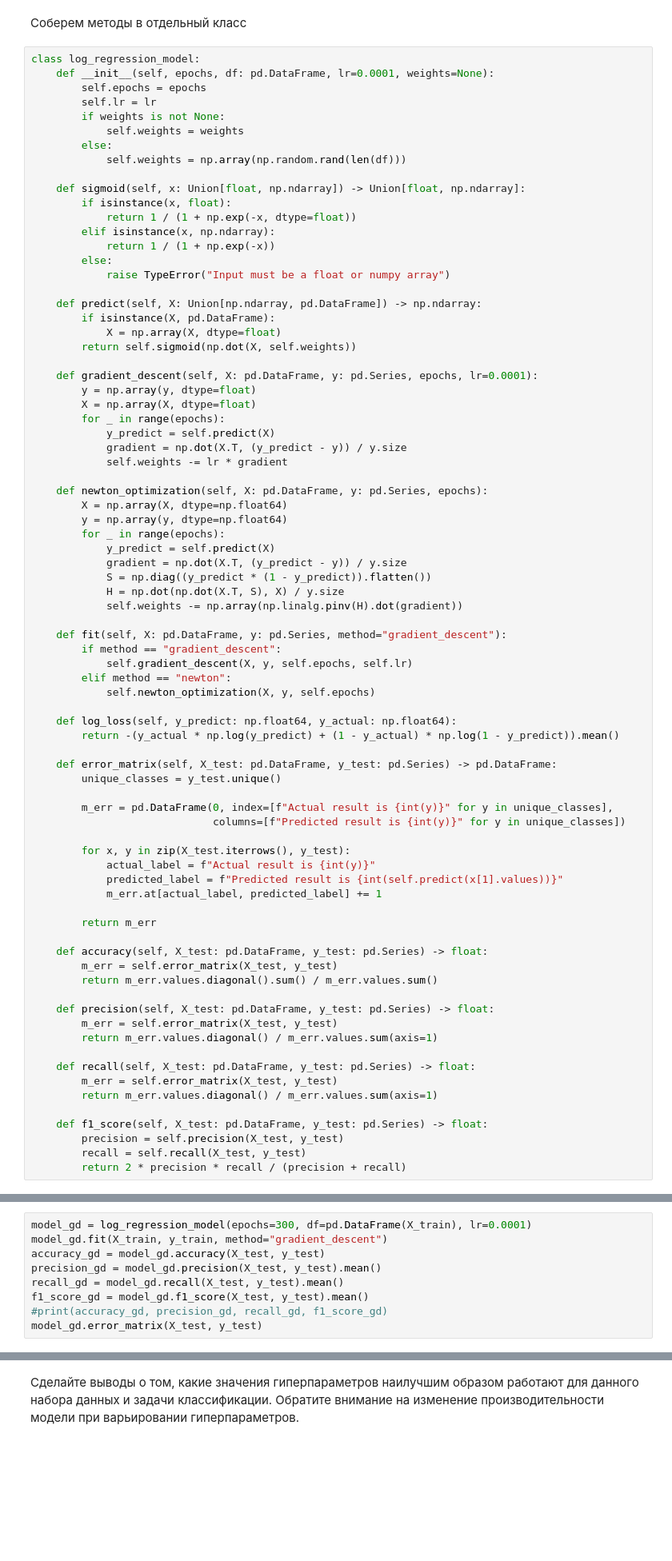
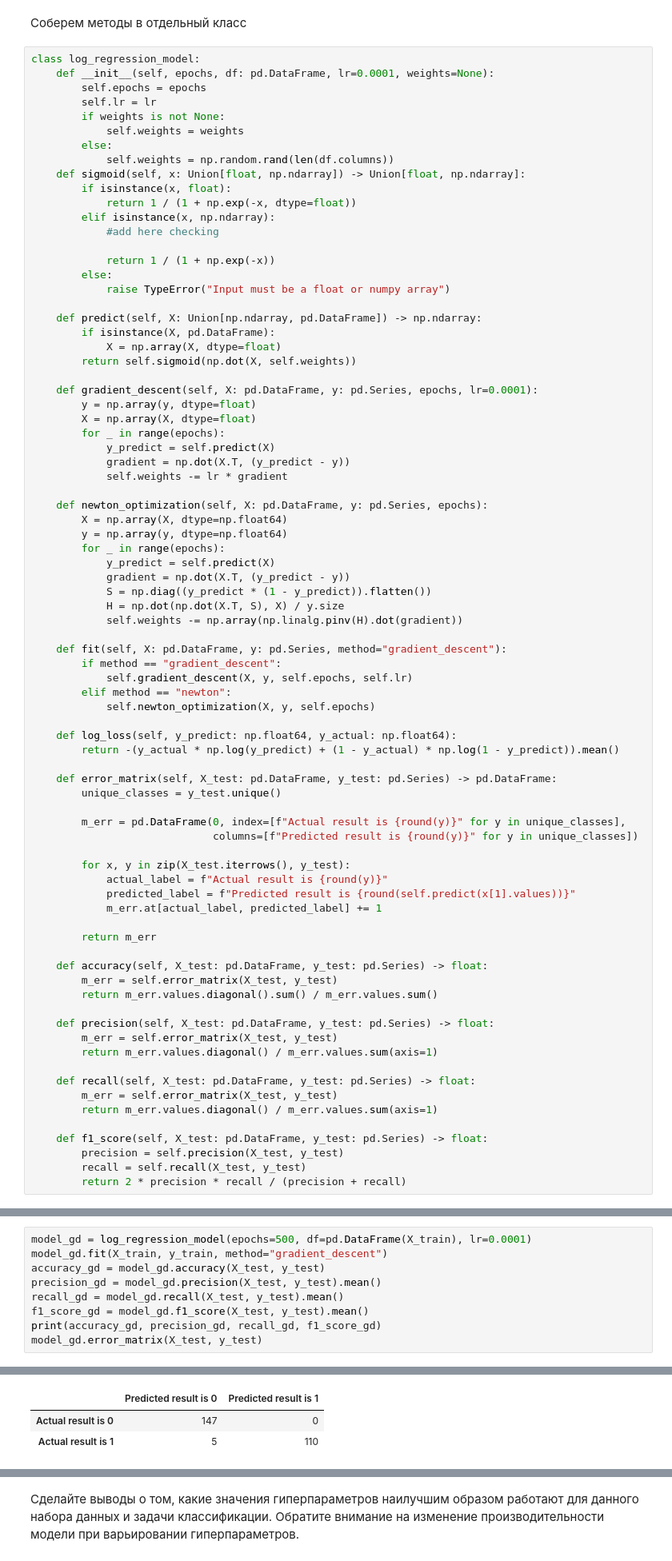
Before and after one commit to uvusibuneka/Artificial-Intelligence-Systems, a Jupyter notebook: lab6/lab6.ipynb, the cells around one changed output, grey strips where cells are left out. Shown at 80% size. Cells and saved outputs as stored; diff of their text form; blank space fills up the shorter version.

Commit message:
fixed(lab6): fixed gradient fitting

```diff
--- a/lab6/lab6.ipynb
+++ b/lab6/lab6.ipynb
@@ -176,12 +176,13 @@ class log_regression_model:
         if weights is not None:
             self.weights = weights
         else:
-            self.weights = np.array(np.random.rand(len(df)))
-
+            self.weights = np.random.rand(len(df.columns))
     def sigmoid(self, x: Union[float, np.ndarray]) -> Union[float, np.ndarray]:
         if isinstance(x, float):
             return 1 / (1 + np.exp(-x, dtype=float))
         elif isinstance(x, np.ndarray):
+            #add here checking
+
             return 1 / (1 + np.exp(-x))
         else:
             raise TypeError("Input must be a float or numpy array")
@@ -196,7 +197,7 @@ class log_regression_model:
         X = np.array(X, dtype=float)
         for _ in range(epochs):
             y_predict = self.predict(X)
-            gradient = np.dot(X.T, (y_predict - y)) / y.size
+            gradient = np.dot(X.T, (y_predict - y))
             self.weights -= lr * gradient
 
     def newton_optimization(self, X: pd.DataFrame, y: pd.Series, epochs):
@@ -204,7 +205,7 @@ class log_regression_model:
         y = np.array(y, dtype=np.float64)
         for _ in range(epochs):
             y_predict = self.predict(X)
-            gradient = np.dot(X.T, (y_predict - y)) / y.size
+            gradient = np.dot(X.T, (y_predict - y))
             S = np.diag((y_predict * (1 - y_predict)).flatten())
             H = np.dot(np.dot(X.T, S), X) / y.size
             self.weights -= np.array(np.linalg.pinv(H).dot(gradient))
@@ -221,12 +222,12 @@ class log_regression_model:
     def error_matrix(self, X_test: pd.DataFrame, y_test: pd.Series) -> pd.DataFrame:
         unique_classes = y_test.unique()
 
-        m_err = pd.DataFrame(0, index=[f"Actual result is {int(y)}" for y in unique_classes],
-                             columns=[f"Predicted result is {int(y)}" for y in unique_classes])
+        m_err = pd.DataFrame(0, index=[f"Actual result is {round(y)}" for y in unique_classes],
+                             columns=[f"Predicted result is {round(y)}" for y in unique_classes])
 
         for x, y in zip(X_test.iterrows(), y_test):
-            actual_label = f"Actual result is {int(y)}"
-            predicted_label = f"Predicted result is {int(self.predict(x[1].values))}"
+            actual_label = f"Actual result is {round(y)}"
+            predicted_label = f"Predicted result is {round(self.predict(x[1].values))}"
             m_err.at[actual_label, predicted_label] += 1
 
         return m_err
@@ -257,12 +258,12 @@ class log_regression_model:
 Для каждой комбинации гиперпараметров оцените
 производительность модели на тестовом наборе данных, используя метрики, такие как accuracy, precision, recall и F1 Score.
 # %%
-model_gd = log_regression_model(epochs=300, df=pd.DataFrame(X_train), lr=0.0001)
+model_gd = log_regression_model(epochs=500, df=pd.DataFrame(X_train), lr=0.0001)
 model_gd.fit(X_train, y_train, method="gradient_descent")
 accuracy_gd = model_gd.accuracy(X_test, y_test)
 precision_gd = model_gd.precision(X_test, y_test).mean()
 recall_gd = model_gd.recall(X_test, y_test).mean()
 f1_score_gd = model_gd.f1_score(X_test, y_test).mean()
-#print(accuracy_gd, precision_gd, recall_gd, f1_score_gd)
+print(accuracy_gd, precision_gd, recall_gd, f1_score_gd)
 model_gd.error_matrix(X_test, y_test)
 # %% [output]
@@ -269,0 +271,3 @@ ValueError: shapes (1047,228) and (1047,) not aligned: 228 (dim 1) != 1047 (dim
+|  | Predicted result is 0 | Predicted result is 1 |
+| Actual result is 0 | 147 | 0 |
+| Actual result is 1 | 5 | 110 |
```
Also changed, not shown: parts of 5 cells of this notebook, 1 other file.
